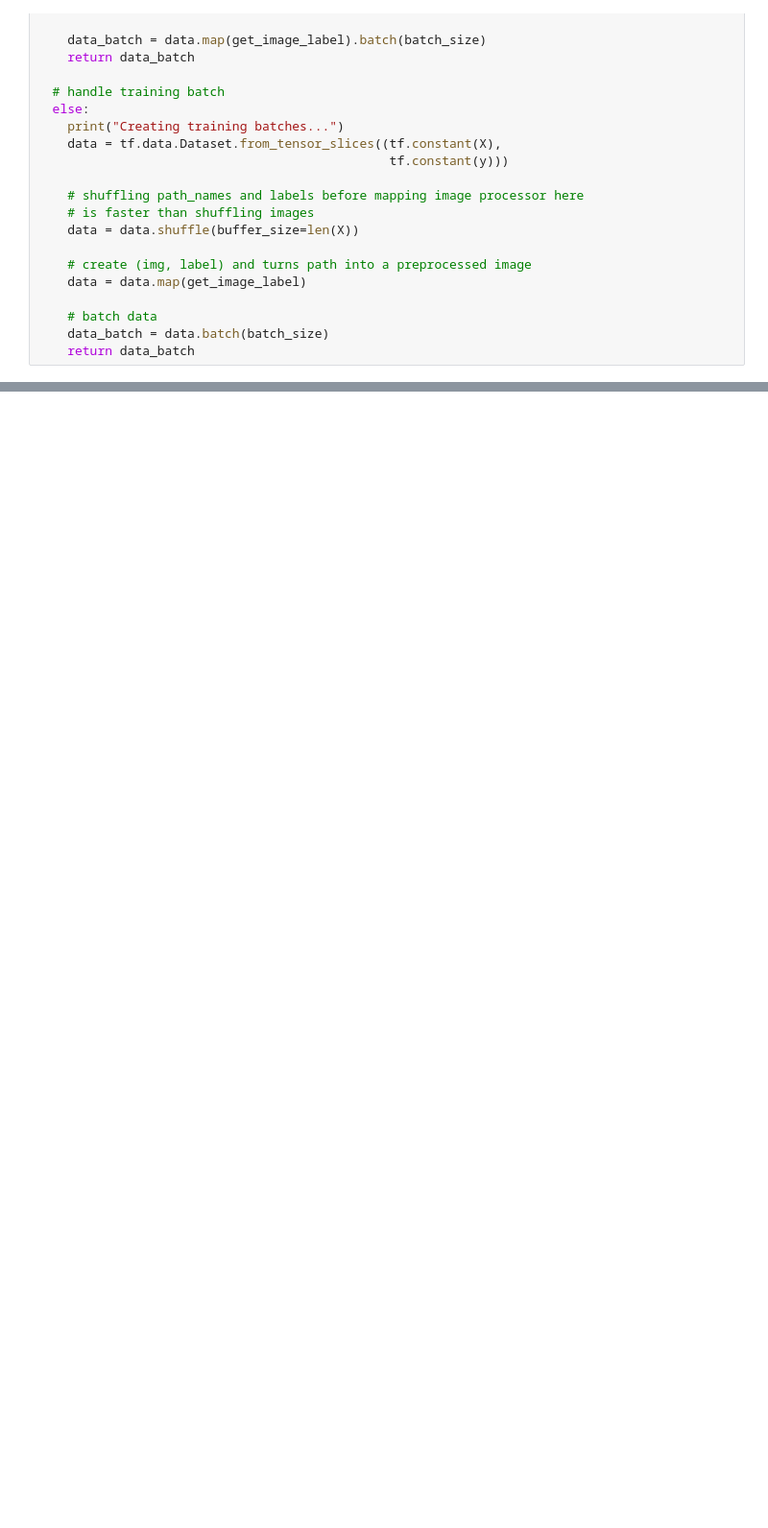
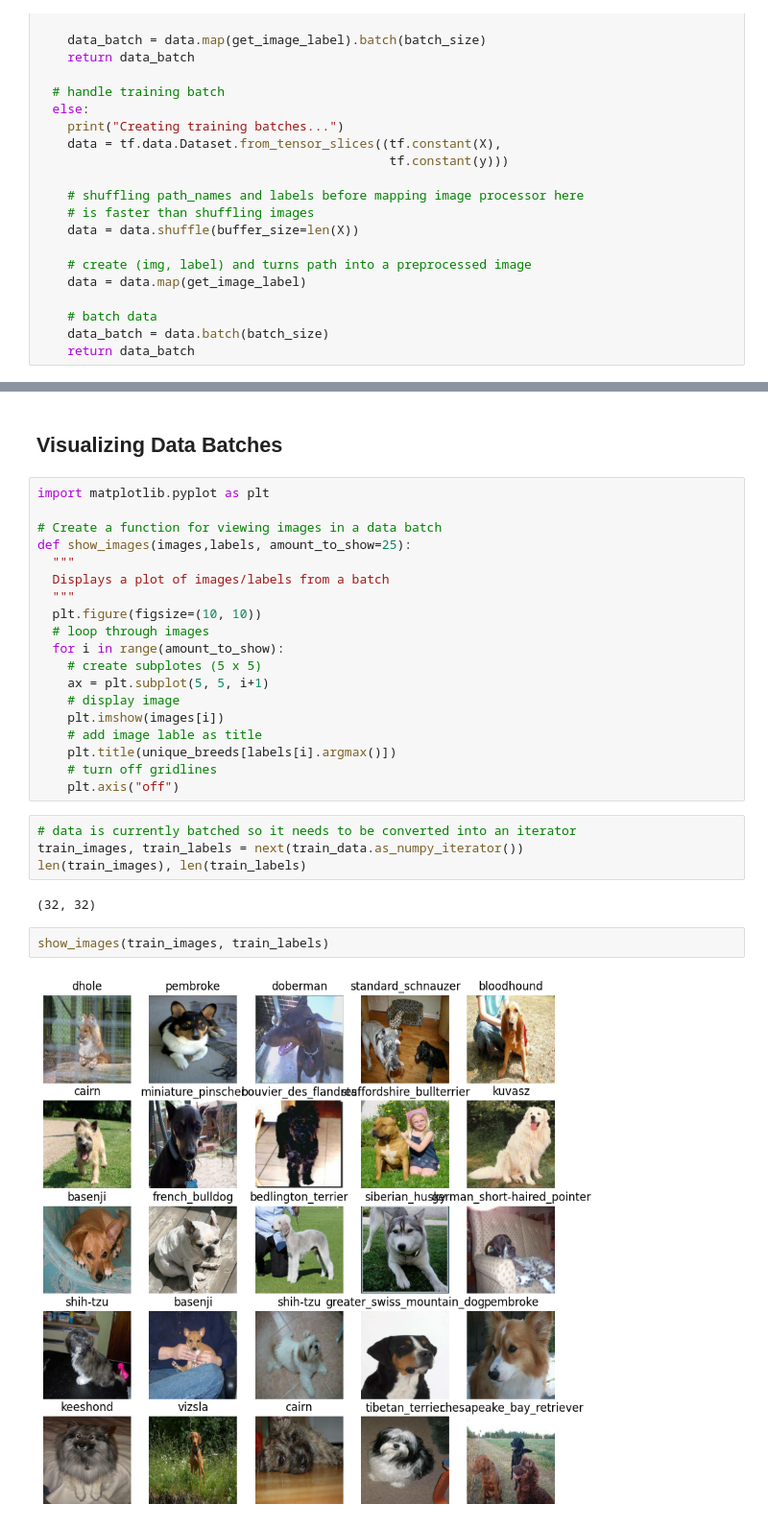
Before and after one commit to mrcruz117/tf_unstructured_classification, a Jupyter notebook: tf_breed_classification.ipynb, the cells around one changed output, grey strips where cells are left out. Shown at 96% size. Cells and saved outputs as stored; diff of their text form; blank space fills up the shorter version.

Commit message:
visualizing batch data

```diff
--- a/tf_breed_classification.ipynb
+++ b/tf_breed_classification.ipynb
@@ -346,3 +346,34 @@ Creating validation batches...
   TensorSpec(shape=(None, 120), dtype=tf.bool, name=None)),
  (TensorSpec(shape=(None, 224, 224, 3), dtype=tf.float32, name=None),
   TensorSpec(shape=(None, 120), dtype=tf.bool, name=None)))
+# %% [markdown]
+## Visualizing Data Batches
+# %%
+import matplotlib.pyplot as plt
+
+# Create a function for viewing images in a data batch
+def show_images(images,labels, amount_to_show=25):
+  """
+  Displays a plot of images/labels from a batch
+  """
+  plt.figure(figsize=(10, 10))
+  # loop through images
+  for i in range(amount_to_show):
+    # create subplotes (5 x 5)
+    ax = plt.subplot(5, 5, i+1)
+    # display image
+    plt.imshow(images[i])
+    # add image lable as title
+    plt.title(unique_breeds[labels[i].argmax()])
+    # turn off gridlines
+    plt.axis("off")
+# %%
+# data is currently batched so it needs to be converted into an iterator
+train_images, train_labels = next(train_data.as_numpy_iterator())
+len(train_images), len(train_labels)
+# %% [output]
+(32, 32)
+# %%
+show_images(train_images, train_labels)
+# %% [output]
+[figure, added]
```
Also changed, not shown: parts of 1 cell of this notebook.
